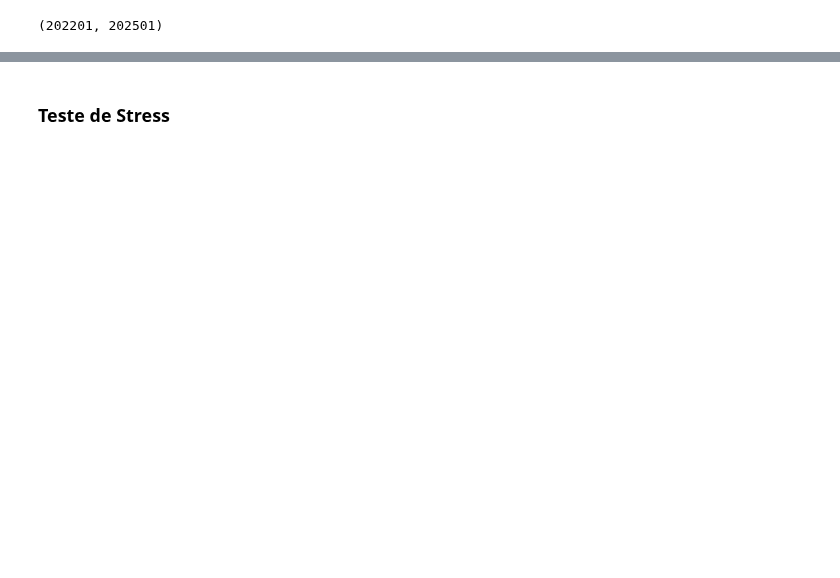
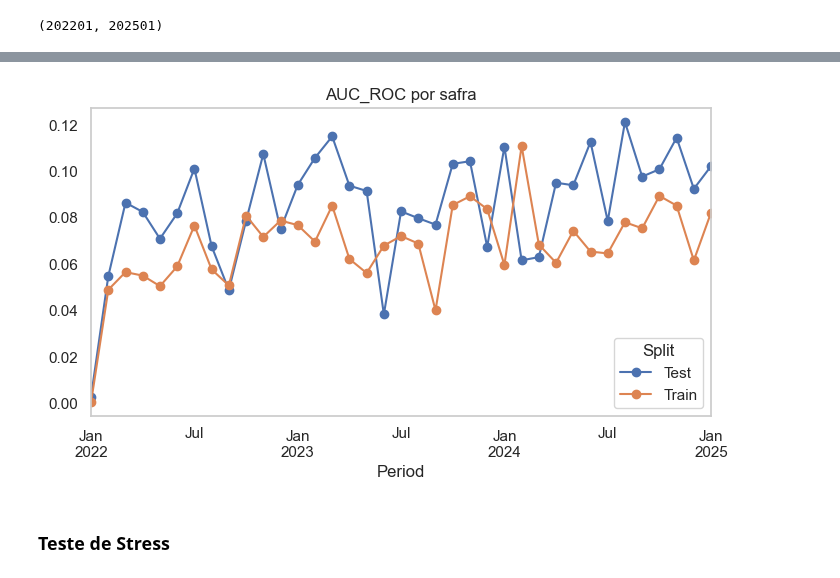
Before and after one commit to joaaomaia/RiskPilot, a Jupyter notebook: examples/binary_performance_full_demo.ipynb, the cells around one changed output, grey strips where cells are left out. Drawn from its saved outputs; the diff is of its cells as text; code cells hidden in the pictures; blank space fills up the shorter version.

```diff
--- a/examples/binary_performance_full_demo.ipynb
+++ b/examples/binary_performance_full_demo.ipynb
@@ -390,7 +397,7 @@ model2 = XGBClassifier(
     #tree_method='hist'  # necessário com enable_categorical=True
 )
 model2.fit(
-    X_train_scaled,
+    X_train,
     y_train,
     sample_weight=sample_weights_train
     );
@@ -435,0 +434,4 @@ metrics
+# %%
+# 2) Evolução por safra
+metrics_by_vintage = evaluator.compute_metrics(by_date_col=True)
+display(metrics_by_vintage.head(12))
@@ -435,0 +453,9 @@ metrics
+# %%
+# Ex.: plotar MCC ao longo do tempo
+(
+    metrics_by_vintage["AUC_ROC"]
+    .unstack(level="Split")
+    .plot(marker="o", figsize=(8,4), title="AUC_ROC por safra").grid(visible=False)
+)
+# %% [output]
+[figure, added]
```
Also changed, not shown: parts of 20 cells of this notebook, 2 other files.
